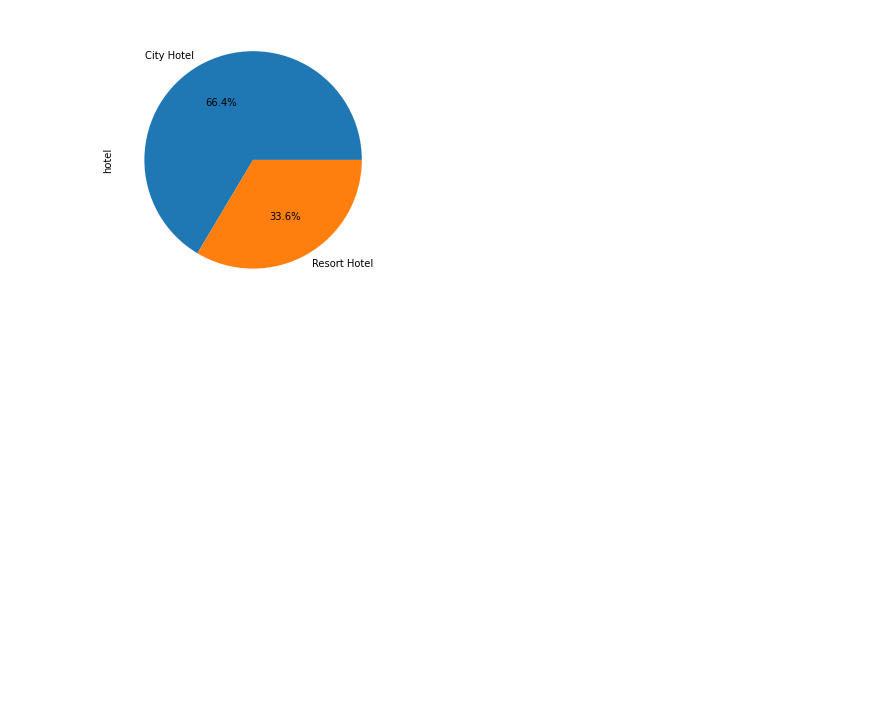
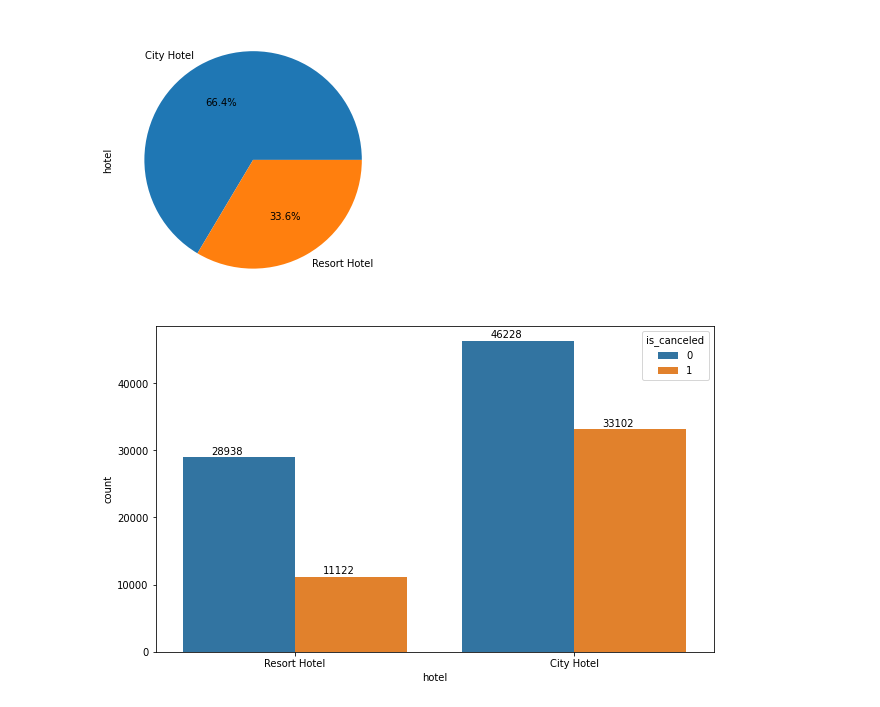
Before and after one commit to 143biswajit/Hotel_booking_analysis, a Jupyter notebook: Hotel_Booking_Analysis_Capstone_Project.ipynb, the cells around one changed output. Saved outputs shown, nothing was run; the diff lists cells and outputs as text; code cells hidden in the pictures; blank space fills up the shorter version.

```diff
--- a/Hotel_Booking_Analysis_Capstone_Project.ipynb
+++ b/Hotel_Booking_Analysis_Capstone_Project.ipynb
@@ -375,3 +375,12 @@ no_of_booking_cancel
 plot = hotel_df['hotel'].value_counts().plot.pie(x ='City Hotel', y = 'Resort Hotel' , autopct='%1.1f%%', figsize=(5,5))
 # %% [output]
 [figure]
+# %%
+# No of hotels canceled from total booking
+from seaborn.categorical import countplot
+plt.figure(figsize  = (10,6))
+ax = countplot(x = 'hotel' ,data= hotel_df , hue = 'is_canceled')
+for p in ax.patches:
+    ax.annotate((p.get_height()), (p.get_x() +0.1, p.get_height()+500))
+# %% [output]
+[figure, added]
```
Also changed, not shown: parts of 11 cells of this notebook.
